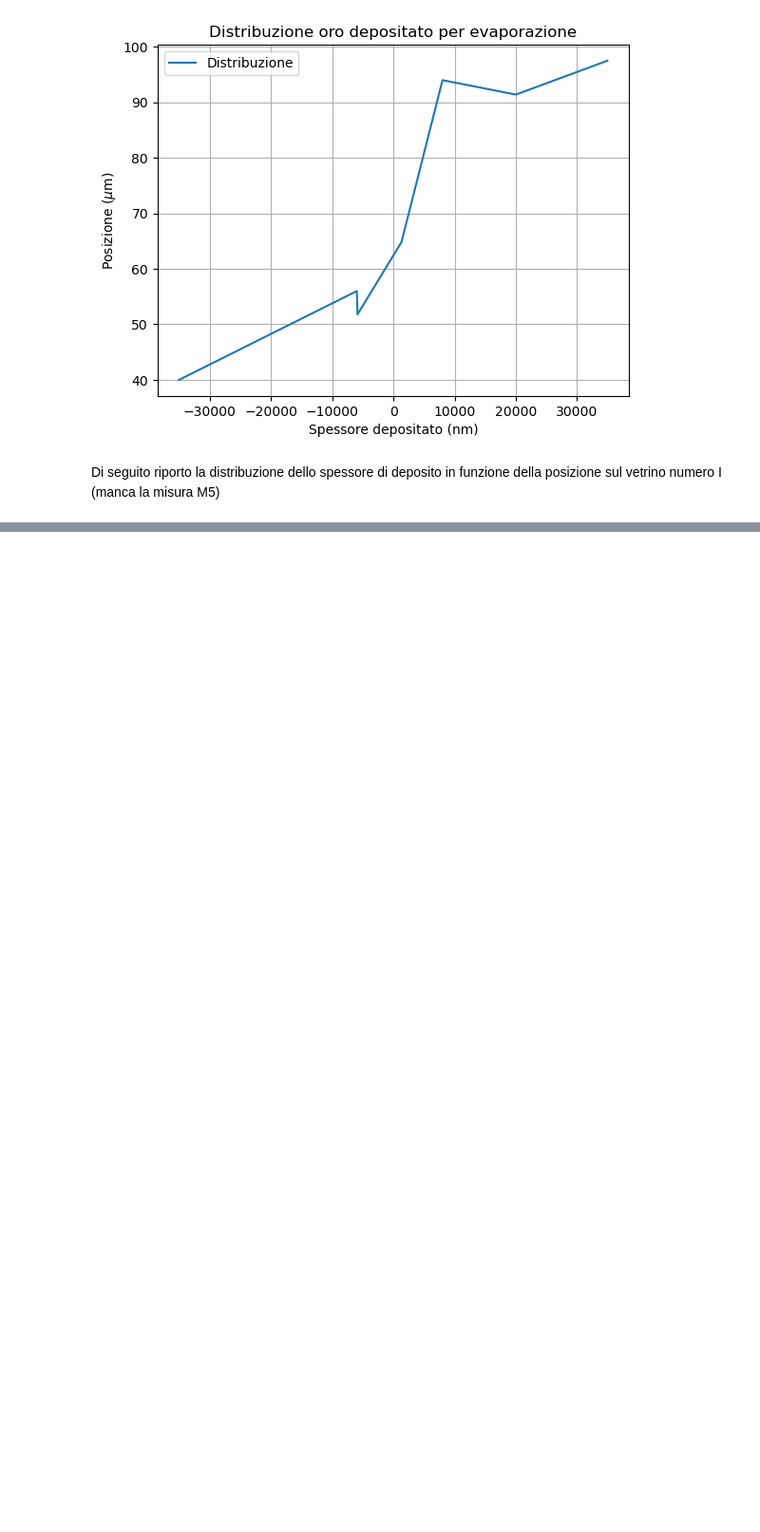
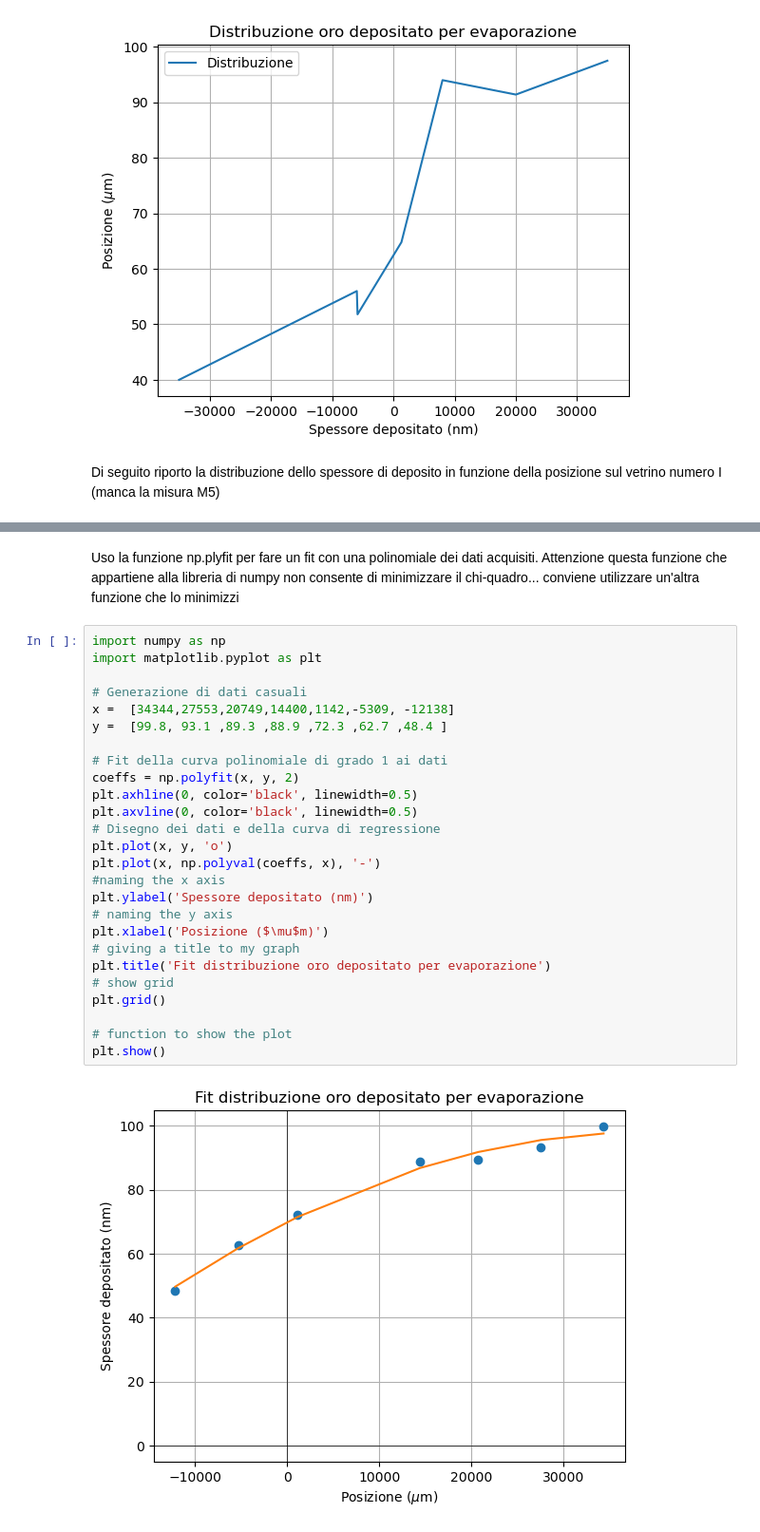
Before and after one commit to RandDouble/lab_mat, a Jupyter notebook: grafici_spettri.ipynb, the cells around one changed output, grey strips where cells are left out. Shown at 95% size. Cells and saved outputs as stored; diff of their text form; blank space fills up the shorter version.

```diff
--- a/grafici_spettri.ipynb
+++ b/grafici_spettri.ipynb
@@ -260,0 +262,30 @@ plt.show()
+# %% [markdown]
+Uso la funzione np.plyfit per fare un fit con una polinomiale dei dati acquisiti. Attenzione questa funzione che appartiene alla libreria di numpy non consente di minimizzare il chi-quadro... conviene utilizzare un'altra funzione che lo minimizzi
+# %%
+import numpy as np
+import matplotlib.pyplot as plt
+
+# Generazione di dati casuali
+x =  [34344,27553,20749,14400,1142,-5309, -12138]
+y =  [99.8, 93.1 ,89.3 ,88.9 ,72.3 ,62.7 ,48.4 ]
+
+# Fit della curva polinomiale di grado 1 ai dati
+coeffs = np.polyfit(x, y, 2)
+plt.axhline(0, color='black', linewidth=0.5)
+plt.axvline(0, color='black', linewidth=0.5)
+# Disegno dei dati e della curva di regressione
+plt.plot(x, y, 'o')
+plt.plot(x, np.polyval(coeffs, x), '-')
+#naming the x axis
+plt.ylabel('Spessore depositato (nm)')
+# naming the y axis
+plt.xlabel('Posizione ($\mu$m)')
+# giving a title to my graph
+plt.title('Fit distribuzione oro depositato per evaporazione')
+# show grid
+plt.grid()
+
+# function to show the plot
+plt.show()
+# %% [output]
+[figure, added]
```
Also changed, not shown: parts of 3 cells of this notebook, 1 other file.
